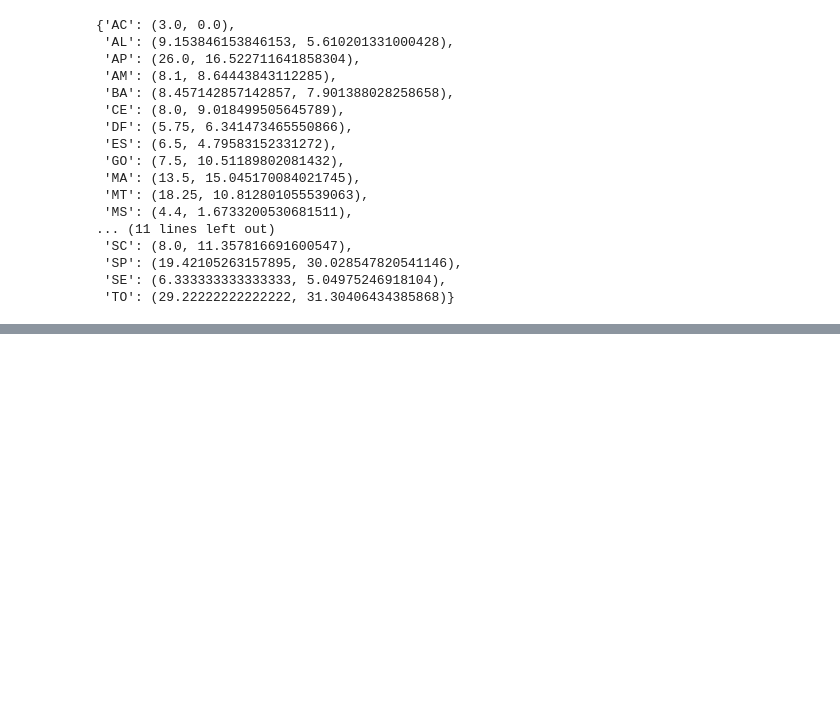
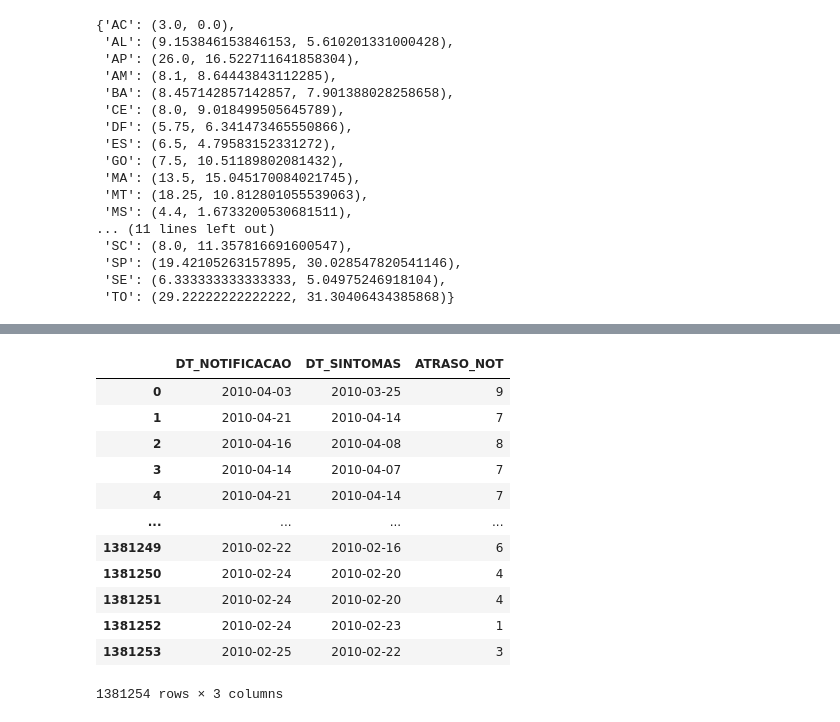
Before and after one commit to paulocgr9/Projeto-A2-IC, a Jupyter notebook: Descrição/notebook.ipynb, the cells around one changed output, grey strips where cells are left out. Drawn from its saved outputs; the diff is of its cells as text; code cells hidden in the pictures; blank space fills up the shorter version.

```diff
--- a/Descrição/notebook.ipynb
+++ b/Descrição/notebook.ipynb
@@ -177,0 +234,16 @@ df[df["SG_UF_NOT"] == "AL"]
+# %%
+a2.questao_8(CAMINHO)
+# %% [output]
+|  | DT_NOTIFICACAO | DT_SINTOMAS | ATRASO_NOT |
+| 0 | 2010-04-03 | 2010-03-25 | 9 |
+| 1 | 2010-04-21 | 2010-04-14 | 7 |
+| 2 | 2010-04-16 | 2010-04-08 | 8 |
+| 3 | 2010-04-14 | 2010-04-07 | 7 |
+| 4 | 2010-04-21 | 2010-04-14 | 7 |
+| ... | ... | ... | ... |
+| 1381249 | 2010-02-22 | 2010-02-16 | 6 |
+| 1381250 | 2010-02-24 | 2010-02-20 | 4 |
+| 1381251 | 2010-02-24 | 2010-02-20 | 4 |
+| 1381252 | 2010-02-24 | 2010-02-23 | 1 |
+| 1381253 | 2010-02-25 | 2010-02-22 | 3 |
+1381254 rows × 3 columns
```
Also changed, not shown: parts of 23 cells of this notebook, 2 other files.
